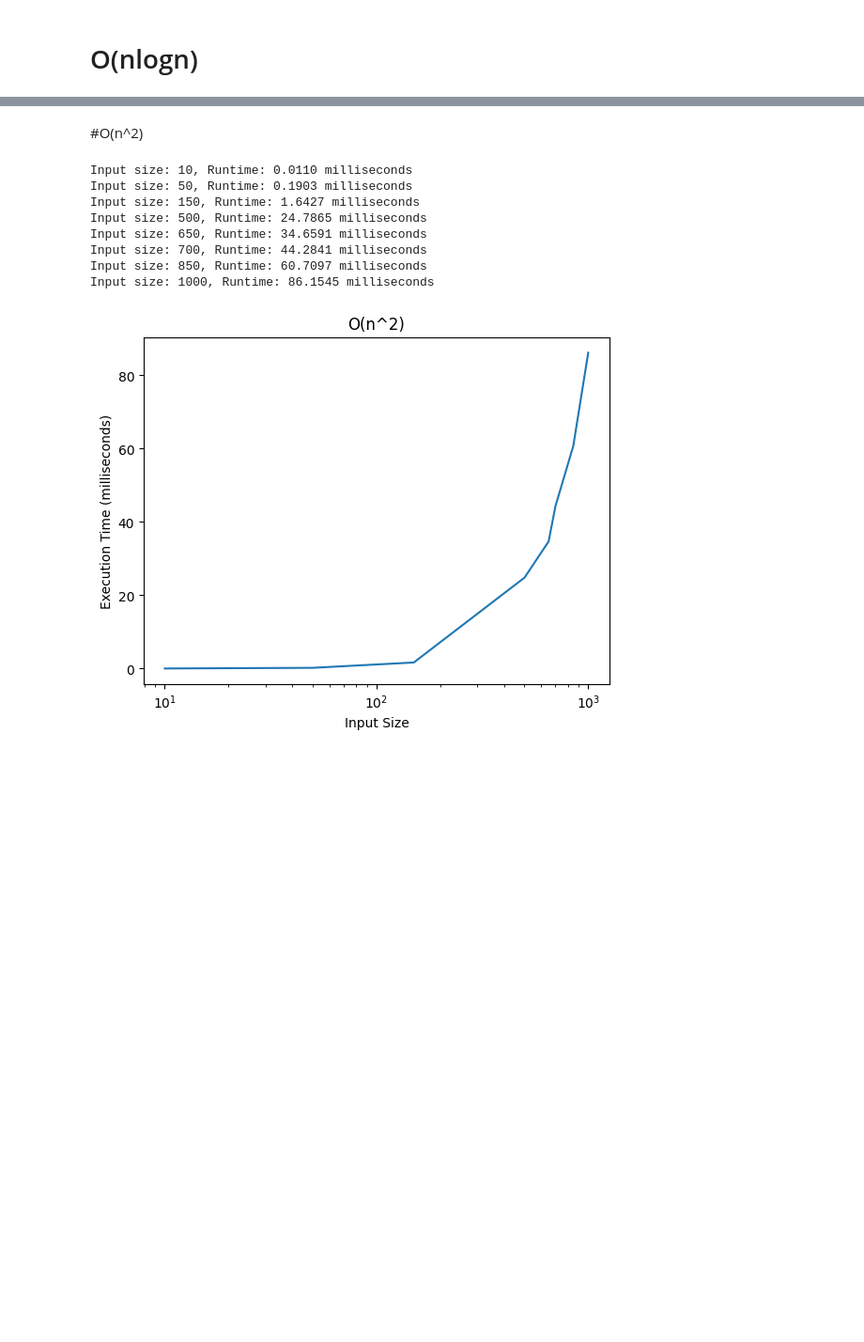
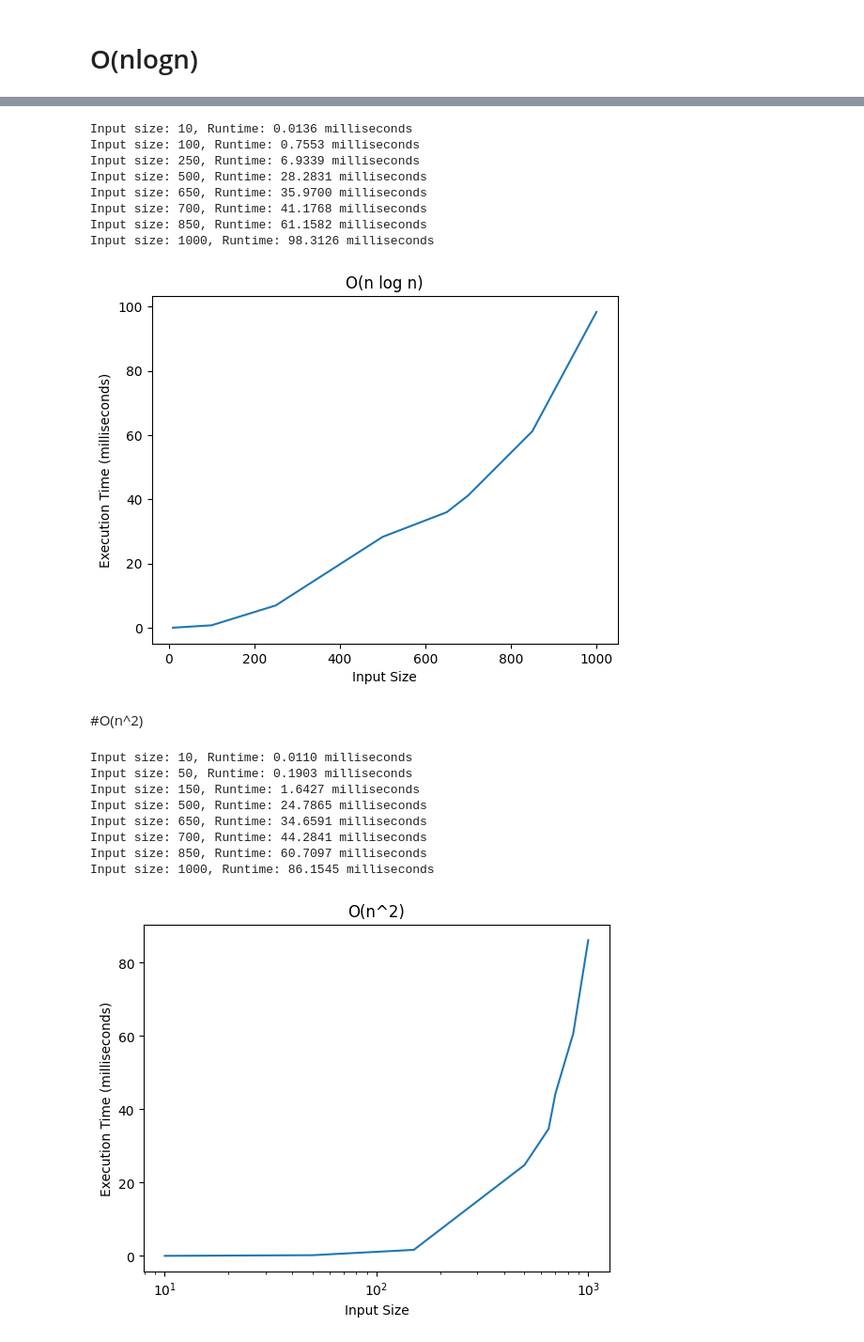
Before and after one commit to cRED-f/ag, a Jupyter notebook: assignment_1.ipynb, the cells around one changed output, grey strips where cells are left out. Shown: that part at 94% size. Saved outputs shown, nothing was run; the diff lists cells and outputs as text; code cells hidden in the pictures; blank space fills up the shorter version.

```diff
--- a/assignment_1.ipynb
+++ b/assignment_1.ipynb
@@ -319,3 +75,38 @@ Input 4000 Execution time: 8.3406 ms
+# %%
+import matplotlib.pyplot as plt
+import time
+
+def n_logarithmic_time(n):
+    start = time.time()
+    result = 0
+    for i in range(n):
+        for j in range(1, n, 2):
+            result += i * j
+    end = time.time()
+    return (end - start) * 1000
+
+arr = [10, 100, 250, 500, 650, 700, 850, 1000]
+execution_times = []
+for i in arr:
+    execution_time = n_logarithmic_time(i)
+    execution_times.append(execution_time)
+    print(f"Input size: {i}, Runtime: {execution_time:.4f} milliseconds")
+
+plt.plot(arr, execution_times)
+plt.title('O(n log n)')
+plt.xlabel('Input Size')
+plt.ylabel('Execution Time (milliseconds)')
+plt.show()
+# %% [output]
+Input size: 10, Runtime: 0.0136 milliseconds
+Input size: 100, Runtime: 0.7553 milliseconds
+Input size: 250, Runtime: 6.9339 milliseconds
+Input size: 500, Runtime: 28.2831 milliseconds
+Input size: 650, Runtime: 35.9700 milliseconds
+Input size: 700, Runtime: 41.1768 milliseconds
+Input size: 850, Runtime: 61.1582 milliseconds
+Input size: 1000, Runtime: 98.3126 milliseconds
+[figure, added]
 # %% [markdown]
 #O(n^2)
 # %%
```
Also changed, not shown: parts of 10 cells of this notebook.
